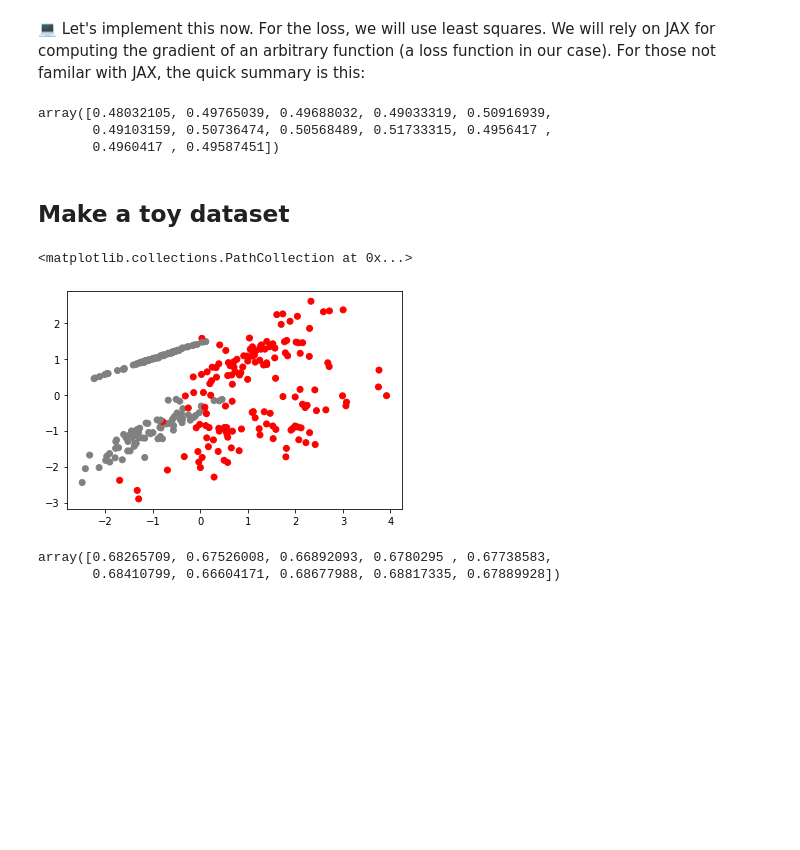
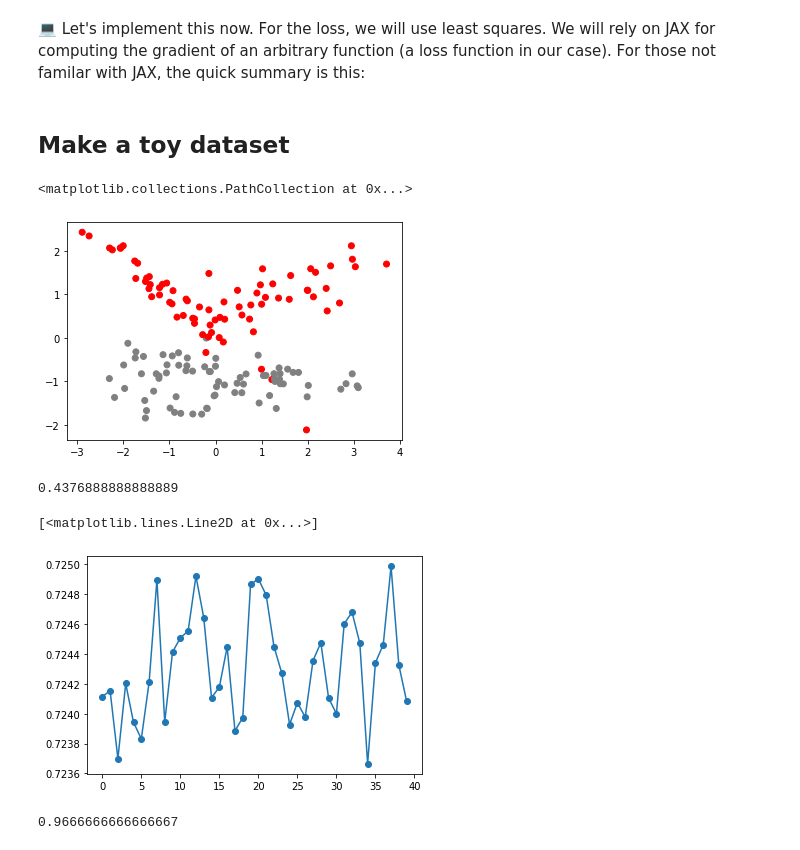
Before and after one commit to mattsgithub/papers-deconstructed, a Jupyter notebook: greedy_function_approximation_a_gradient_boosting_machine.ipynb, the cells around one changed output. Drawn from its saved outputs; the diff is of its cells as text; code cells hidden in the pictures; blank space fills up the shorter version.

```diff
--- a/greedy_function_approximation_a_gradient_boosting_machine.ipynb
+++ b/greedy_function_approximation_a_gradient_boosting_machine.ipynb
@@ -639,42 +644,50 @@ class GBM():
             y_hat = y_hat - self.step_size * grad_hat
 
         return y_hat
-# %%
-np.random.normal(loc=.5, scale=.01, size=12)
-# %% [output]
-array([0.48032105, 0.49765039, 0.49688032, 0.49033319, 0.50916939,
-       0.49103159, 0.50736474, 0.50568489, 0.51733315, 0.4956417 ,
-       0.4960417 , 0.49587451])
 # %% [markdown]
 ## Make a toy dataset
 # %%
 from sklearn.datasets import make_classification
 
-X, y = make_classification(n_samples=300,
+X, y = make_classification(n_samples=150,
                            n_features=2,
                            n_redundant=0,
-                           random_state=22)
-plt.scatter(X[:,0], X[:, 1], color=['red' if yi else 'gray' for yi in y])
+                           random_state=3)
+
+plt.scatter(X[:,0], X[:, 1],
+            color=['red' if yi else 'gray' for yi in y])
 # %% [output]
 <matplotlib.collections.PathCollection at 0x...>
-[figure, old version]
+[figure, new version]
 # %%
 from scipy.special import expit
 from sklearn.tree import DecisionTreeRegressor
+from sklearn.metrics import roc_auc_score
 
 def logistic_loss_fn(y, y_hat):
     y_hat = expit(y_hat)
     loss = -sum([y_i * np.log(y_hat_i) + (1. - y_i) * np.log(1. - y_hat_i) for y_i, y_hat_i in zip(y, y_hat)])
+    loss = loss / len(y)
     return loss
 
 model = GBM(loss_fn=logistic_loss_fn,
-            booster=DecisionTreeRegressor(),
-            n_boost=30,
+            booster=DecisionTreeRegressor(max_depth=1),
+            n_boost=40,
             step_size=0.01)
 
 model.fit(X, y)
-y_train_hat = model.predict(X)
-y_train_hat[:10]
+roc_auc_score(y,  model.predict(X))
 # %% [output]
-array([0.68265709, 0.67526008, 0.66892093, 0.6780295 , 0.67738583,
-       0.68410799, 0.66604171, 0.68677988, 0.68817335, 0.67889928])
+0.4376888888888889
+# %%
+plt.plot(range(len(model.training_loss)), model.training_loss, marker='o')
+# %% [output]
+[<matplotlib.lines.Line2D at 0x...>]
+[figure, added]
+# %%
+# Compare against one decision tree
+model_b = DecisionTreeRegressor(max_depth=1)
+model_b.fit(X, y)
+roc_auc_score(y, model_b.predict(X))
+# %% [output]
+0.9666666666666667
```
Also changed, not shown: parts of 11 cells of this notebook.
